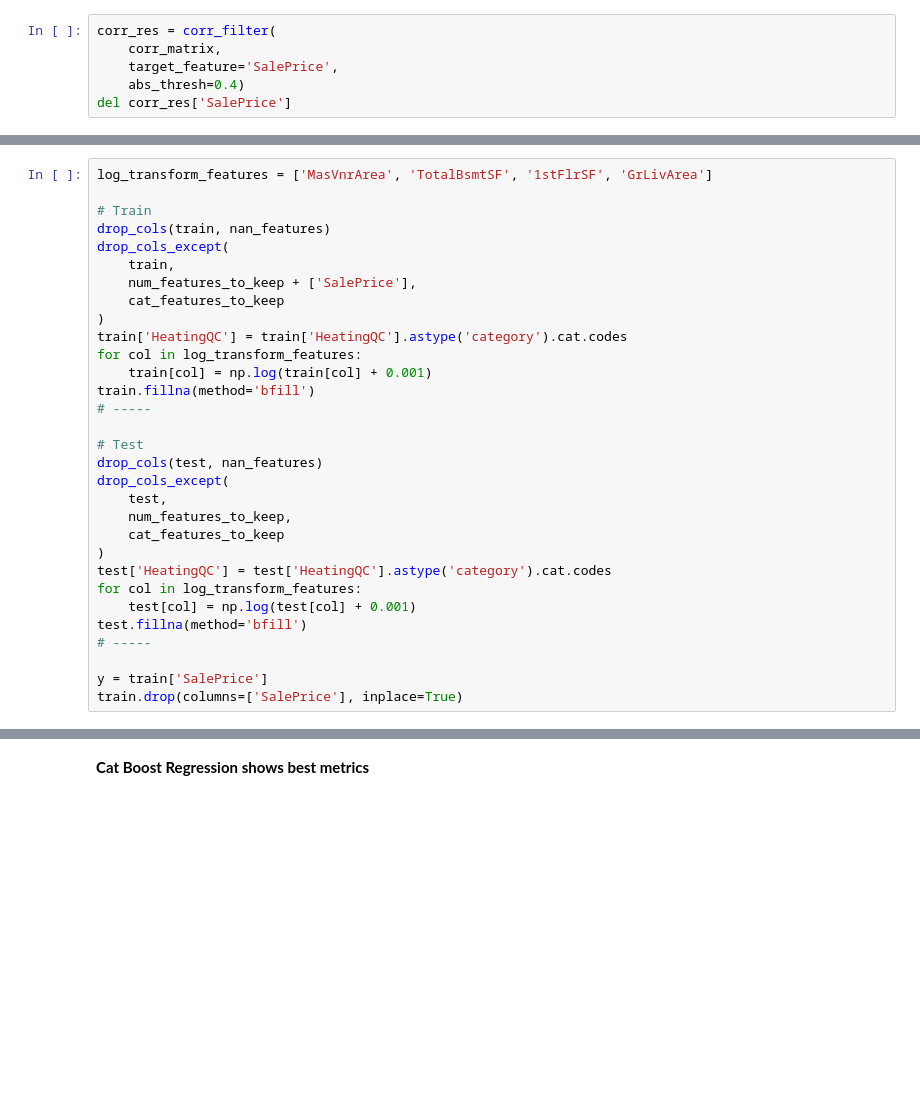
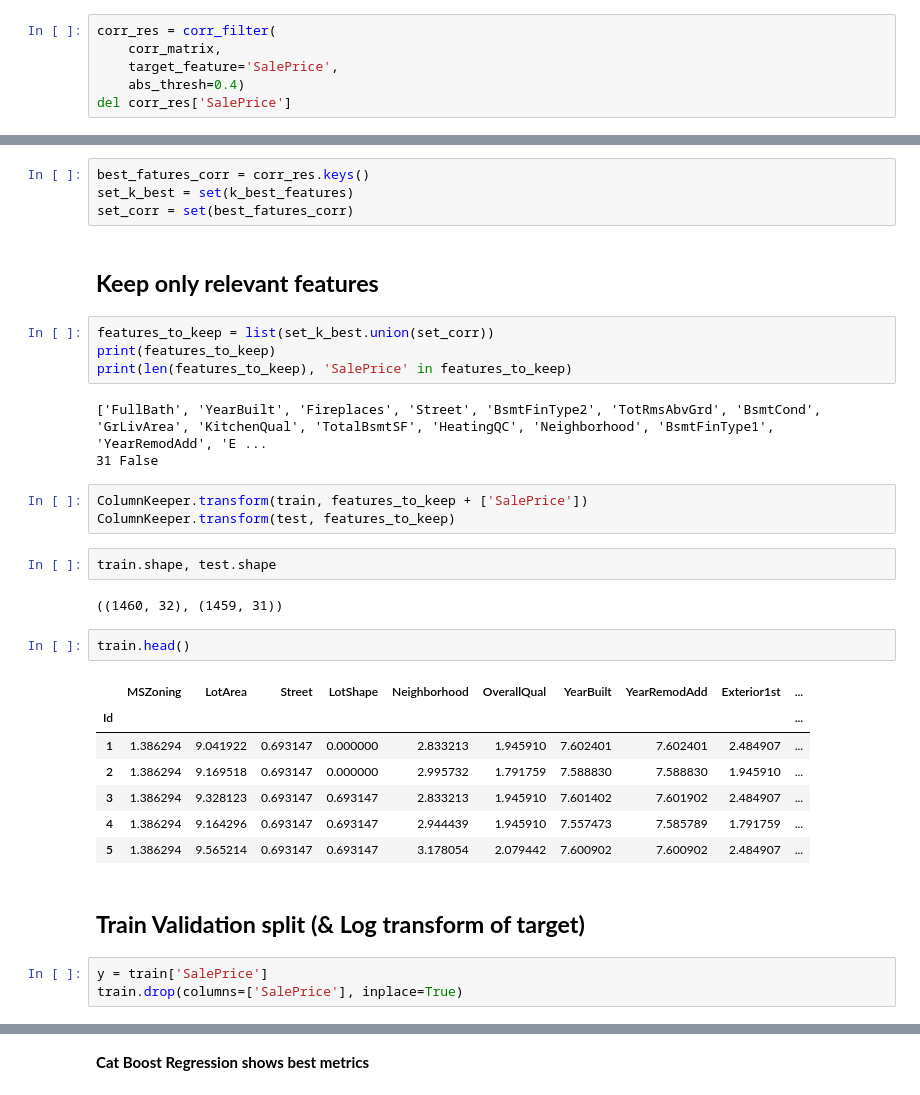
Before and after one commit to PashaIanko/Kaggle.HousePrices, a Jupyter notebook: House_Prices.ipynb, the cells around one changed output, grey strips where cells are left out. Cells and saved outputs as stored; diff of their text form; blank space fills up the shorter version.

```diff
--- a/House_Prices.ipynb
+++ b/House_Prices.ipynb
@@ -788,31 +750,0 @@ sns.histplot(train['GrLivArea'])
-# %%
-log_transform_features = ['MasVnrArea', 'TotalBsmtSF', '1stFlrSF', 'GrLivArea']
-
-# Train
-drop_cols(train, nan_features)
-drop_cols_except(
-    train,
-    num_features_to_keep + ['SalePrice'],
-    cat_features_to_keep
-)
-train['HeatingQC'] = train['HeatingQC'].astype('category').cat.codes
-for col in log_transform_features:
-    train[col] = np.log(train[col] + 0.001)
-train.fillna(method='bfill')
-# -----
-
-# Test
-drop_cols(test, nan_features)
-drop_cols_except(
-    test,
-    num_features_to_keep,
-    cat_features_to_keep
-)
-test['HeatingQC'] = test['HeatingQC'].astype('category').cat.codes
-for col in log_transform_features:
-    test[col] = np.log(test[col] + 0.001)
-test.fillna(method='bfill')
-# -----
-
-y = train['SalePrice']
-train.drop(columns=['SalePrice'], inplace=True)
@@ -874,0 +751,35 @@ d_sorted
+# %%
+best_fatures_corr = corr_res.keys()
+set_k_best = set(k_best_features)
+set_corr = set(best_fatures_corr)
+# %% [markdown]
+## **Keep only relevant features**
+# %%
+features_to_keep = list(set_k_best.union(set_corr))
+print(features_to_keep)
+print(len(features_to_keep), 'SalePrice' in features_to_keep)
+# %% [output]
+['FullBath', 'YearBuilt', 'Fireplaces', 'Street', 'BsmtFinType2', 'TotRmsAbvGrd', 'BsmtCond', 'GrLivArea', 'KitchenQual', 'TotalBsmtSF', 'HeatingQC', 'Neighborhood', 'BsmtFinType1', 'YearRemodAdd', 'E ...
+31 False
+# %%
+ColumnKeeper.transform(train, features_to_keep + ['SalePrice'])
+ColumnKeeper.transform(test, features_to_keep)
+# %%
+train.shape, test.shape
+# %% [output]
+((1460, 32), (1459, 31))
+# %%
+train.head()
+# %% [output]
+|  | MSZoning | LotArea | Street | LotShape | Neighborhood | OverallQual | YearBuilt | YearRemodAdd | Exterior1st | ... |
+| Id |  |  |  |  |  |  |  |  |  | ... |
+| 1 | 1.386294 | 9.041922 | 0.693147 | 0.000000 | 2.833213 | 1.945910 | 7.602401 | 7.602401 | 2.484907 | ... |
+| 2 | 1.386294 | 9.169518 | 0.693147 | 0.000000 | 2.995732 | 1.791759 | 7.588830 | 7.588830 | 1.945910 | ... |
+| 3 | 1.386294 | 9.328123 | 0.693147 | 0.693147 | 2.833213 | 1.945910 | 7.601402 | 7.601902 | 2.484907 | ... |
+| 4 | 1.386294 | 9.164296 | 0.693147 | 0.693147 | 2.944439 | 1.945910 | 7.557473 | 7.585789 | 1.791759 | ... |
+| 5 | 1.386294 | 9.565214 | 0.693147 | 0.693147 | 3.178054 | 2.079442 | 7.600902 | 7.600902 | 2.484907 | ... |
+# %% [markdown]
+## **Train Validation split (& Log transform of target)**
+# %%
+y = train['SalePrice']
+train.drop(columns=['SalePrice'], inplace=True)
```
Also changed, not shown: parts of 51 cells of this notebook.
